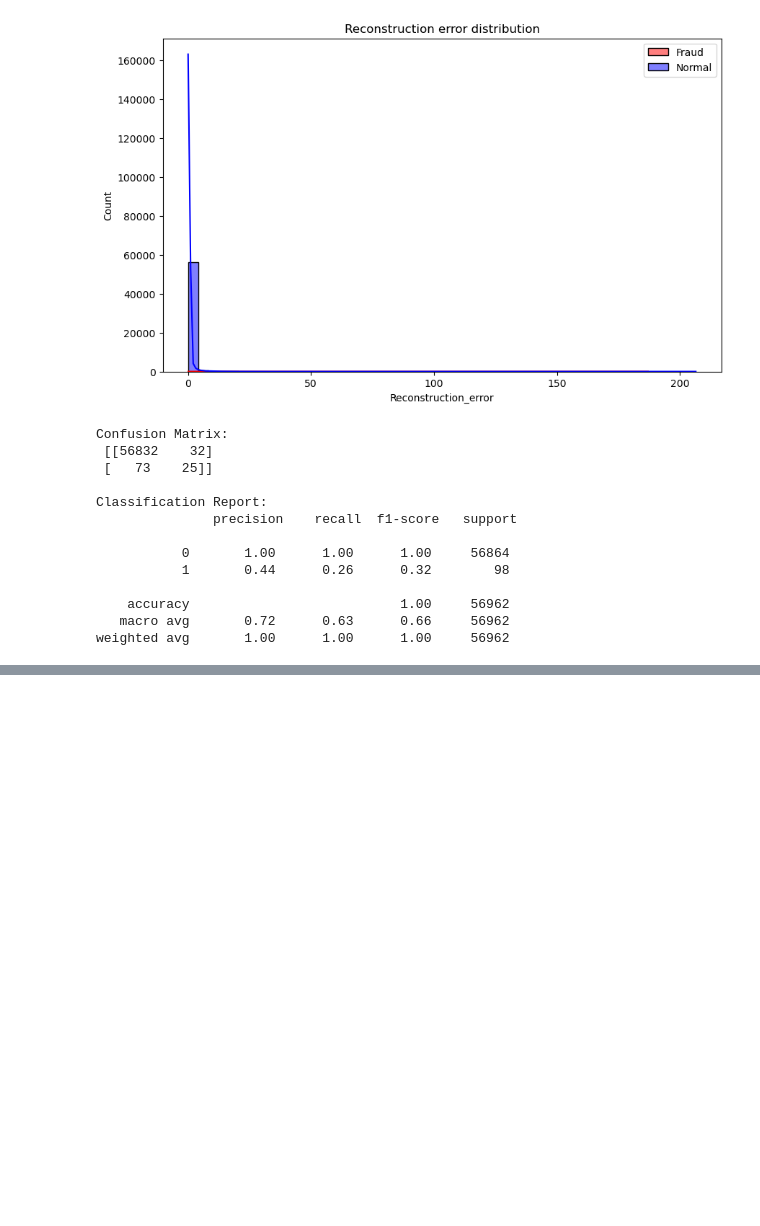
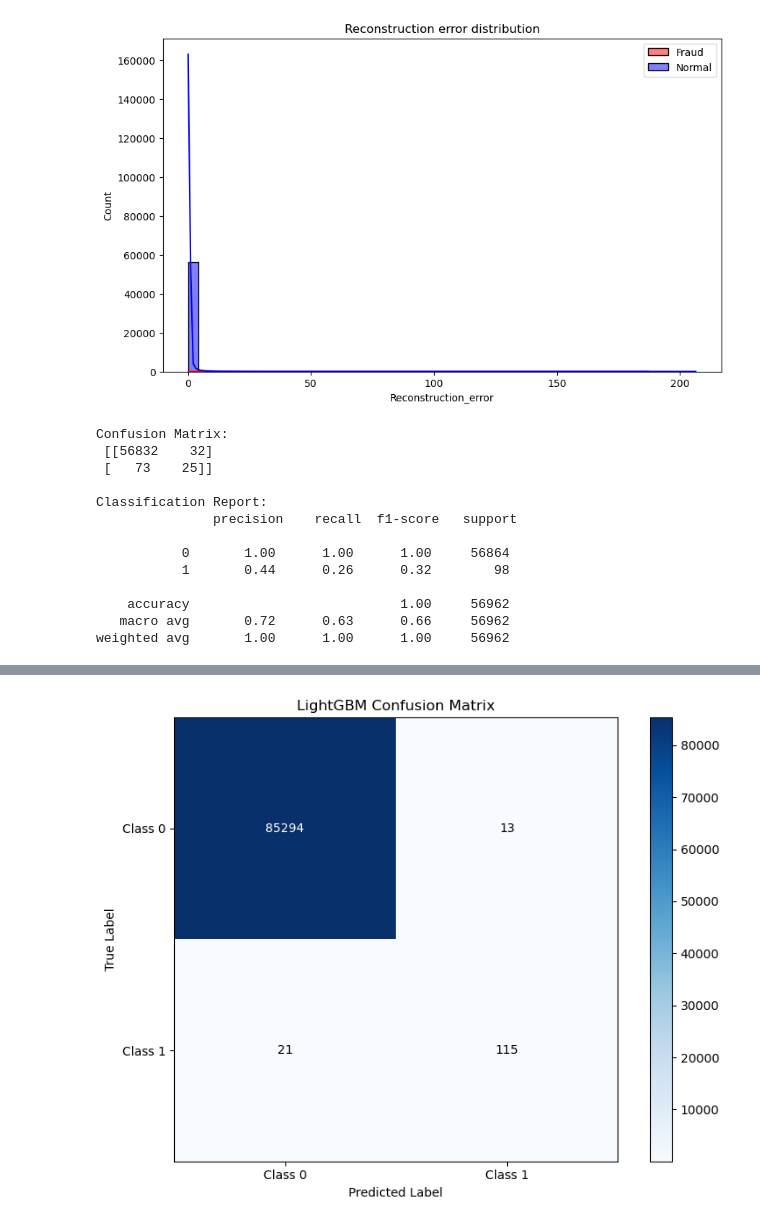
Before and after one commit to Cvetanka/Classification-Imballanced-data-set, a Jupyter notebook: Imbalanced_dataset_classification.ipynb, the cells around one changed output, grey strips where cells are left out. Drawn from its saved outputs; the diff is of its cells as text; code cells hidden in the pictures; blank space fills up the shorter version.

```diff
--- a/Imbalanced_dataset_classification.ipynb
+++ b/Imbalanced_dataset_classification.ipynb
@@ -465,3 +668,89 @@ Classification Report:
     accuracy                           1.00     56962
    macro avg       0.72      0.63      0.66     56962
 weighted avg       1.00      1.00      1.00     56962
+# %%
+import pandas as pd
+import matplotlib.pyplot as plt
+from sklearn.model_selection import train_test_split
+from sklearn.preprocessing import StandardScaler
+from sklearn.metrics import classification_report, confusion_matrix
+import lightgbm as lgb
+
+def train_lightgbm_model(data):
+    """
+    Trains a LightGBM model on the provided dataset, evaluates its performance, and plots the confusion matrix.
+
+    This function performs the following steps:
+    1. Separates features and target from the provided dataset.
+    2. Splits the data into training and testing sets.
+    3. Scales the features using StandardScaler.
+    4. Handles class imbalance using the class_weight parameter.
+    5. Trains a LightGBM model on the training data.
+    6. Makes predictions on the test data.
+    7. Evaluates the model using classification report and confusion matrix.
+    8. Plots the confusion matrix.
+
+    Parameters:
+    data (pd.DataFrame): The input dataset containing features and the target column 'Class'.
+
+    Returns:
+    lgb_model (lgb.LGBMClassifier): The trained LightGBM model.
+    """
+    # Separate features and target
+    X = data.drop('Class', axis=1)
+    y = data['Class']
+
+    # Split the data
+    X_train, X_test, y_train, y_test = train_test_split(X, y, test_size=0.3, random_state=42)
+
+    # Scale features
+    scaler = StandardScaler()
+    X_train = scaler.fit_transform(X_train)
+    X_test = scaler.transform(X_test)
+
+    # Calculate the class_weight parameter
+    class_weight = {0: 1, 1: len(y_train) / (2 * len(y_train[y_train == 1]))}
+
+    # Train LightGBM model with class_weight to handle class imbalance
+    lgb_model = lgb.LGBMClassifier(
+        objective='binary',
+        metric='binary_logloss',
+        class_weight=class_weight
+    )
+    lgb_model.fit(X_train, y_train)
+
+    # Make predictions
+    lgb_pred = lgb_model.predict(X_test)
+    lgb_pred_proba = lgb_model.predict_proba(X_test)[:, 1]
+
+    # Evaluate the model
+    print("LightGBM Classification Report:")
+    print(classification_report(y_test, lgb_pred))
+
+    # Confusion Matrix
+    lgb_cm = confusion_matrix(y_test, lgb_pred)
+    print("LightGBM Confusion Matrix:")
+    print(lgb_cm)
+
+    # Plot confusion matrix
+    plt.figure(figsize=(8, 6))
+    plt.imshow(lgb_cm, interpolation='nearest', cmap='Blues')
+    plt.colorbar()
+    plt.xticks(ticks=[0, 1], labels=['Class 0', 'Class 1'])
+    plt.yticks(ticks=[0, 1], labels=['Class 0', 'Class 1'])
+    threshold = lgb_cm.max() / 2
+    for i in range(lgb_cm.shape[0]):
+        for j in range(lgb_cm.shape[1]):
+            color = "white" if lgb_cm[i, j] > threshold else "black"
+            plt.text(j, i, format(lgb_cm[i, j], 'd'), ha='center', va='center', color=color)
+    plt.title('LightGBM Confusion Matrix')
+    plt.xlabel('Predicted Label')
+    plt.ylabel('True Label')
+    plt.tight_layout()
+    plt.show()
+
+    return lgb_model
+
+
+trained_model = train_lightgbm_model(card)
+# %% [output]
@@ -467,0 +774 @@ weighted avg       1.00      1.00      1.00     56962
+[figure, added]
```
Also changed, not shown: parts of 7 cells of this notebook.
